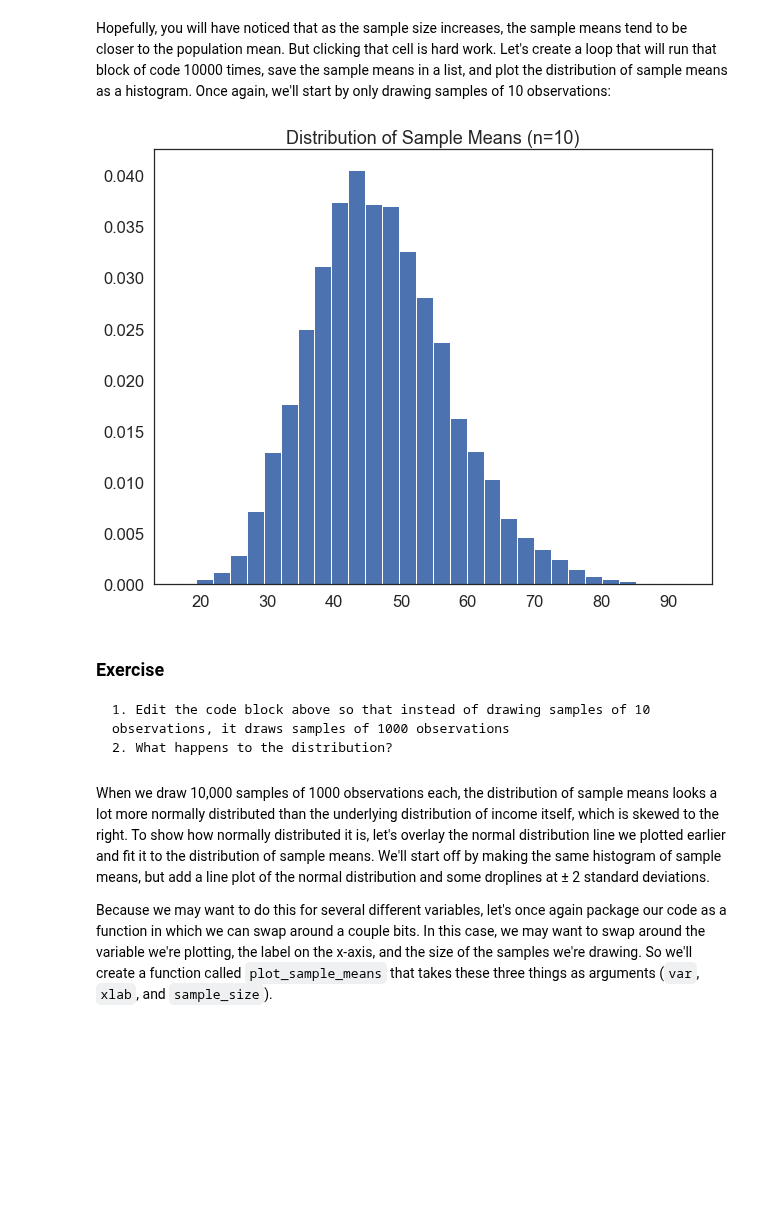
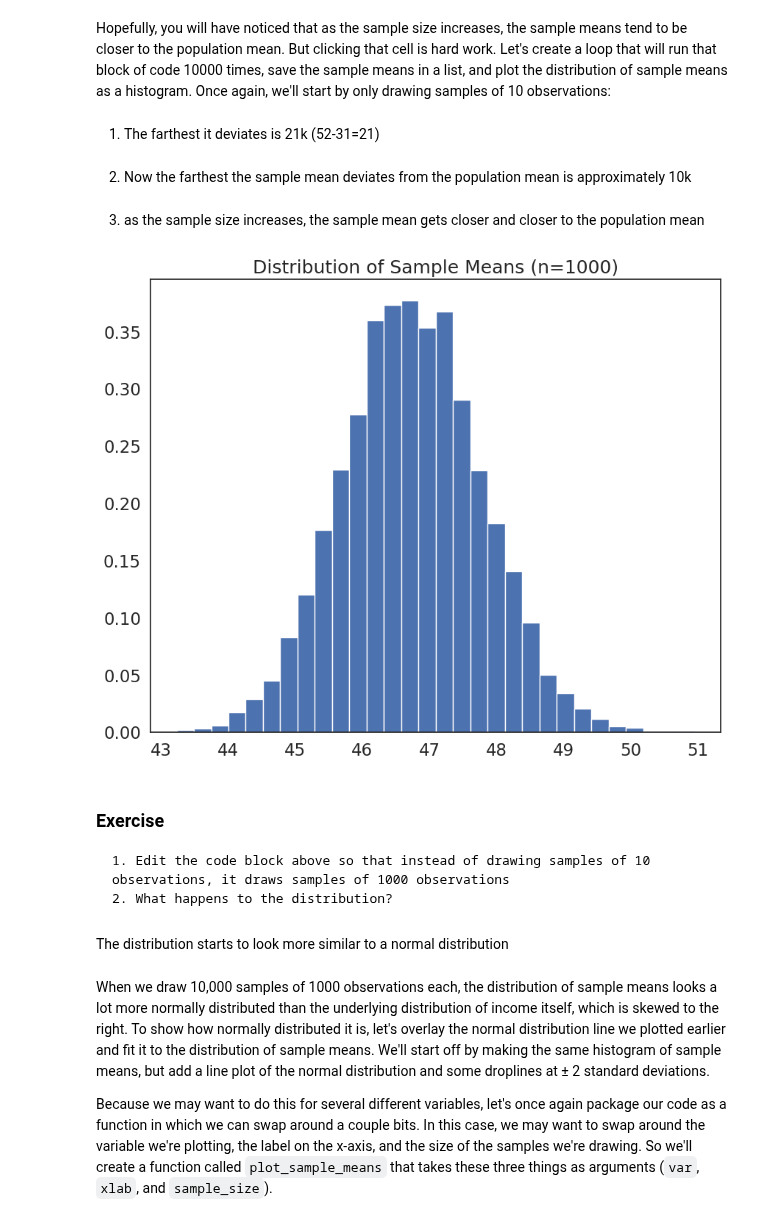
Before and after one commit to iremgencal/QM2, a Jupyter notebook: notebooks/W05. Distributions and Basic Statistics.ipynb, the cells around one changed output. Drawn from its saved outputs; the diff is of its cells as text; code cells hidden in the pictures; blank space fills up the shorter version.

```diff
--- a/notebooks/W05. Distributions and Basic Statistics.ipynb
+++ b/notebooks/W05. Distributions and Basic Statistics.ipynb
@@ -55,7 +43,7 @@ sns.set_style("white")
 # %% [markdown]
 Now that I've imported the libraries I'm going to be using, I'm ready to import the data:
 # %%
-df=pd.read_csv('./data/wk7/cps.csv')
+df=pd.read_csv('https://storage.googleapis.com/qm2/wk7/cps.csv')
 df.head()
 # %% [output]
 |  | year | state | age | sex | race | sch | ind | union | incwage | realhrwage | ... |
@@ -431,27 +414,35 @@ Mean: 46.1
 3. Increase the sample size to 1000. What do you notice about the sample means as we increase the sample size?
 # %% [markdown]
 Hopefully, you will have noticed that as the sample size increases, the sample means tend to be closer to the population mean. But clicking that cell is hard work. Let's create a loop that will run that block of code 10000 times, save the sample means in a list, and plot the distribution of sample means as a histogram. Once again, we'll start by only drawing samples of 10 observations:
+# %% [markdown]
+1. The farthest it deviates is 21k (52-31=21)
+# %% [markdown]
+2. Now the farthest the sample mean deviates from the population mean is approximately 10k
+# %% [markdown]
+3. as the sample size increases, the sample mean gets closer and closer to the population mean
 # %%
 #create an empty list to store sample means
 sample_means=[]
 
-sample_size=10
+sample_size=1000
 # loop 10,000 times.
 for i in range(0,10000):
     sample= df['income'].sample(sample_size, replace=True) # draw a sample of 10 observations from the income variable, with replacement
     sample_mean=sample.mean() # calculate the mean of the sample
     sample_means.append(sample_mean) # append the sample mean to the list of sample means
 
 plt.hist(sample_means, bins=30, edgecolor='white', density=True) # plot a histogram of the sample means
 plt.title('Distribution of Sample Means (n={})'.format(sample_size)) # add a title
 plt.show()
 # %% [output]
-[figure, old version]
+[figure, new version]
 # %% [markdown]
 ### Exercise
 
     1. Edit the code block above so that instead of drawing samples of 10 observations, it draws samples of 1000 observations
     2. What happens to the distribution?
+# %% [markdown]
+The distribution starts to look more similar to a normal distribution
 # %% [markdown]
 When we draw 10,000 samples of 1000 observations each, the distribution of sample means looks a lot more normally distributed than the underlying distribution of income itself, which is skewed to the right. To show how normally distributed it is, let's overlay the normal distribution line we plotted earlier and fit it to the distribution of sample means. We'll start off by making the same histogram of sample means, but add a line plot of the normal distribution and some droplines at ± 2 standard deviations.
 
```
Also changed, not shown: parts of 21 cells of this notebook.
